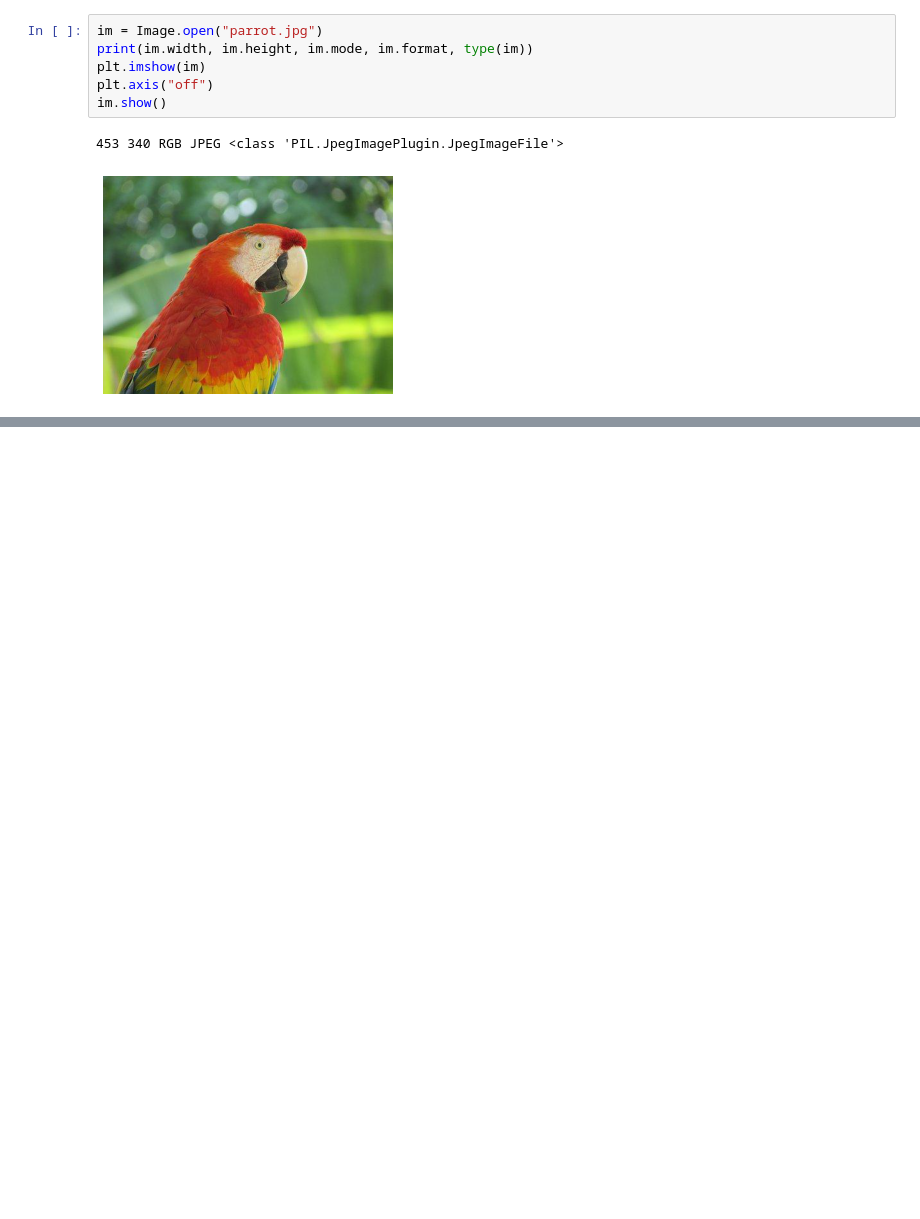
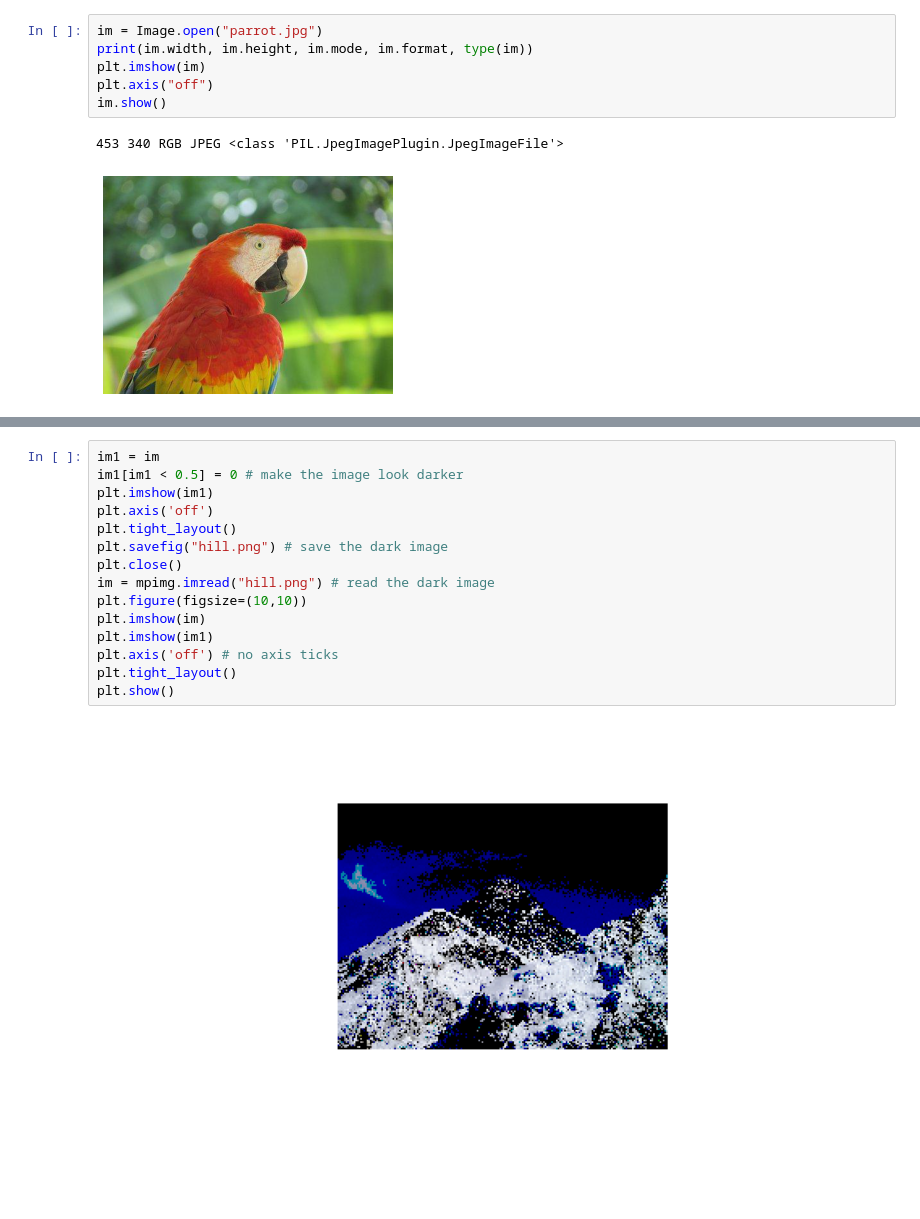
Before and after one commit to qwerty-123456-ui/image-processing-with-python, a Jupyter notebook: 1.ipynb, the cells around one changed output, grey strips where cells are left out. Saved outputs shown, nothing was run; the diff lists cells and outputs as text; blank space fills up the shorter version.

```diff
--- a/1.ipynb
+++ b/1.ipynb
@@ -49,0 +73,17 @@ plt.show()
+# %%
+im1 = im
+im1[im1 < 0.5] = 0 # make the image look darker
+plt.imshow(im1)
+plt.axis('off')
+plt.tight_layout()
+plt.savefig("hill.png") # save the dark image
+plt.close()
+im = mpimg.imread("hill.png") # read the dark image
+plt.figure(figsize=(10,10))
+plt.imshow(im)
+plt.imshow(im1)
+plt.axis('off') # no axis ticks
+plt.tight_layout()
+plt.show()
+# %% [output]
+[figure, added]
```
Also changed, not shown: parts of 7 cells of this notebook.
